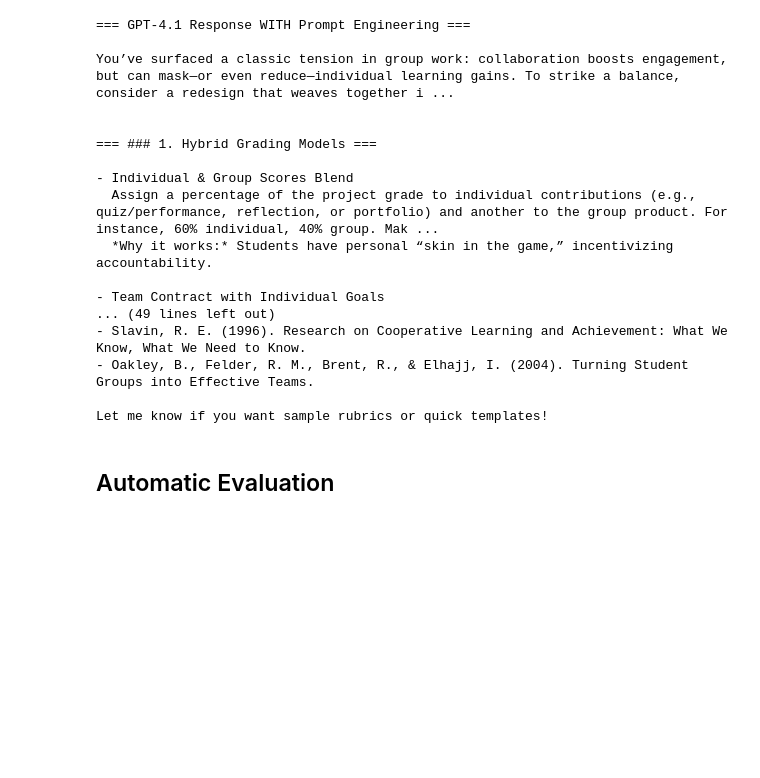
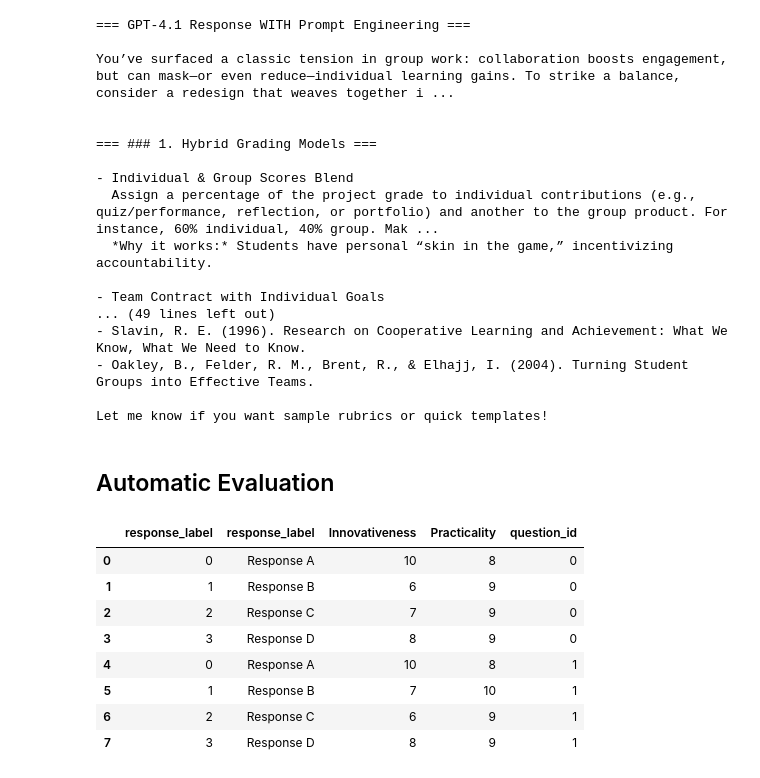
Before and after one commit to Applejuize/Analogical-LLM, a Jupyter notebook: Prototype_Workflow.ipynb, the cells around one changed output. Drawn from its saved outputs; the diff is of its cells as text; code cells hidden in the pictures; blank space fills up the shorter version.

```diff
--- a/Prototype_Workflow.ipynb
+++ b/Prototype_Workflow.ipynb
@@ -666,6 +666,13 @@ def auto_eval(question: str) -> list[str]:
 
     return response
 
+def auto_eval_batch(questions: list[str]) -> list[list[str]]:
+    responses = []
+    for question in questions:
+        response = auto_eval(question)
+        responses.append(response)
+    return responses
+
 def llm_judge(user_query: str, response: list[str]) -> pd.DataFrame:
     response_1 = response[0]
     response_2 = response[1]
@@ -686,30 +693,33 @@ def llm_judge(user_query: str, response: list[str]) -> pd.DataFrame:
 
     User Query: {user_query}
 
-    Response A: {responses[0]}
+    Response A: {response[0]}
 
-    Response B: {responses[1]}
+    Response B: {response[1]}
 
-    Response C: {responses[2]}
+    Response C: {response[2]}
 
-    Response D: {responses[3]}
+    Response D: {response[3]}
     """
-    raw_output = lms.invoke(prompt)
+    raw_output = llms.invoke(prompt)
+    # Extract content from AIMessage
+    content = raw_output.content if hasattr(raw_output, 'content') else str(raw_output)
 
-    # Optional: handle formatting issues
-    json_start = raw_output.find('{')
-    json_data = raw_output[json_start:]
+    json_start = content.find('{')
+    json_data = content[json_start:]
+
     try:
         scores = json.loads(json_data)
         df = pd.DataFrame.from_dict(scores, orient='index')
-        df.index.name = "Response"
+        df.index.name = "response_label"
+        df = df.reset_index()
         return df
     except json.JSONDecodeError as e:
         print("JSON parsing failed:", e)
-        print("Raw LLM output was:\n", raw_output)
+        print("Raw LLM output was:\n", content)
         return None
 
-def evaluate_multiple_questions(user_queries: list[str], all_responses: list[list[str]], lms) -> pd.DataFrame:
+def evaluate_multiple_questions(user_queries: list[str], all_responses: list[list[str]]) -> pd.DataFrame:
     """
     user_queries: list of queries, one per question
     all_responses: list of response lists, each list has 4 responses for the corresponding query
@@ -717,8 +727,9 @@ def evaluate_multiple_questions(user_queries: list[str], all_responses: list[lis
     """
     results = []
 
+
     for i, (query, responses) in enumerate(zip(user_queries, all_responses)):
-        df = llm_judge(query, responses, lms)  # assume it returns a DataFrame as defined earlier
+        df = llm_judge(query, responses)  # assume it returns a DataFrame as defined earlier
         if df is not None:
             df = df.reset_index().rename(columns={"index": "response_label"})
             df['question_id'] = i
@@ -726,3 +737,5 @@ def evaluate_multiple_questions(user_queries: list[str], all_responses: list[lis
 
     combined_df = pd.concat(results, ignore_index=True)
     return combined_df
+# %%
+questions_list = import_questions("Questions.json")
@@ -728,0 +746,14 @@ def evaluate_multiple_questions(user_queries: list[str], all_responses: list[lis
+# %%
+responses = auto_eval_batch(questions_list[:2])
+# %%
+evaluate_multiple_questions(questions_list[:2], responses)
+# %% [output]
+|  | response_label | response_label | Innovativeness | Practicality | question_id |
+| 0 | 0 | Response A | 10 | 8 | 0 |
+| 1 | 1 | Response B | 6 | 9 | 0 |
+| 2 | 2 | Response C | 7 | 9 | 0 |
+| 3 | 3 | Response D | 8 | 9 | 0 |
+| 4 | 0 | Response A | 10 | 8 | 1 |
+| 5 | 1 | Response B | 7 | 10 | 1 |
+| 6 | 2 | Response C | 6 | 9 | 1 |
+| 7 | 3 | Response D | 8 | 9 | 1 |
```
Also changed, not shown: parts of 2 cells of this notebook.
